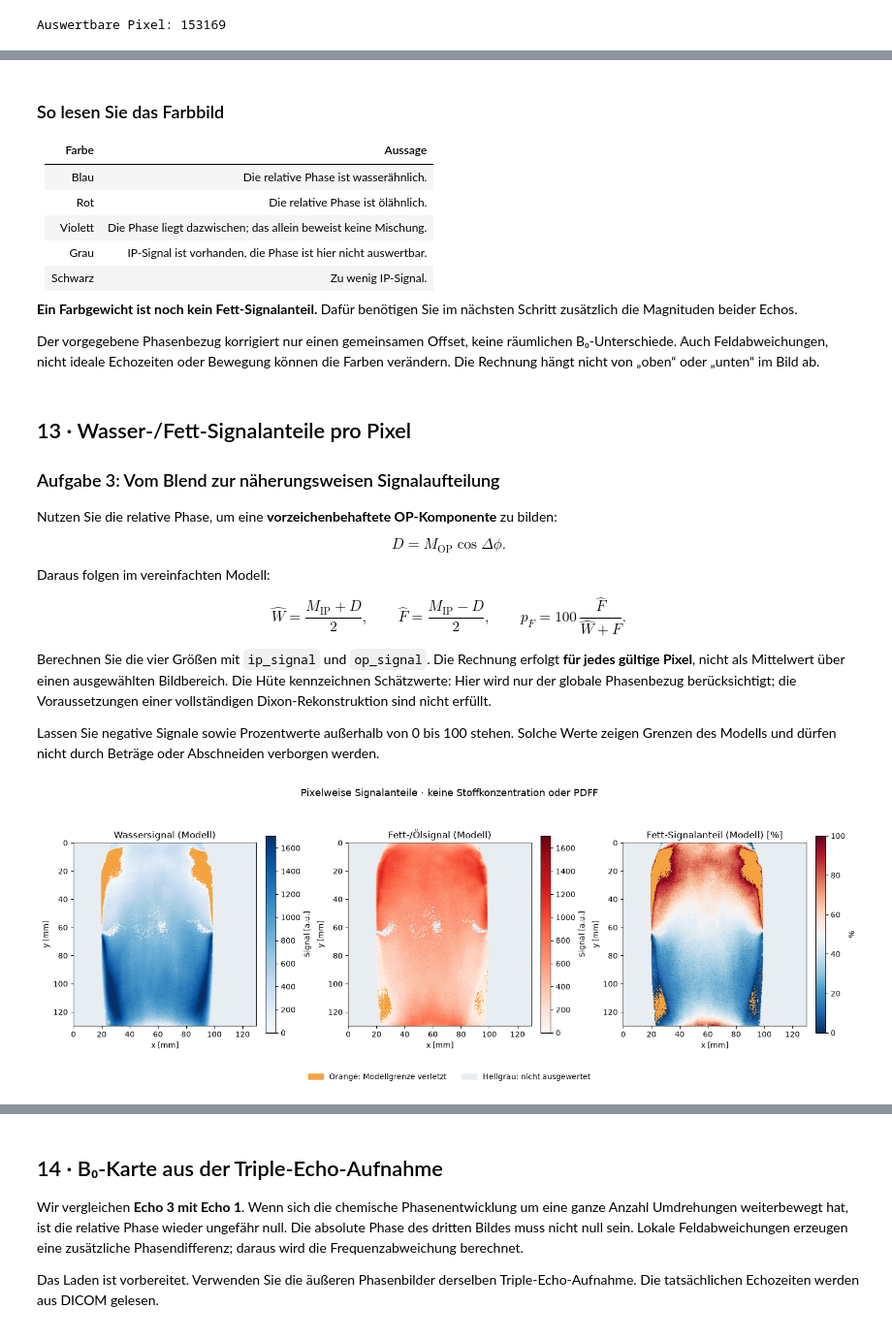
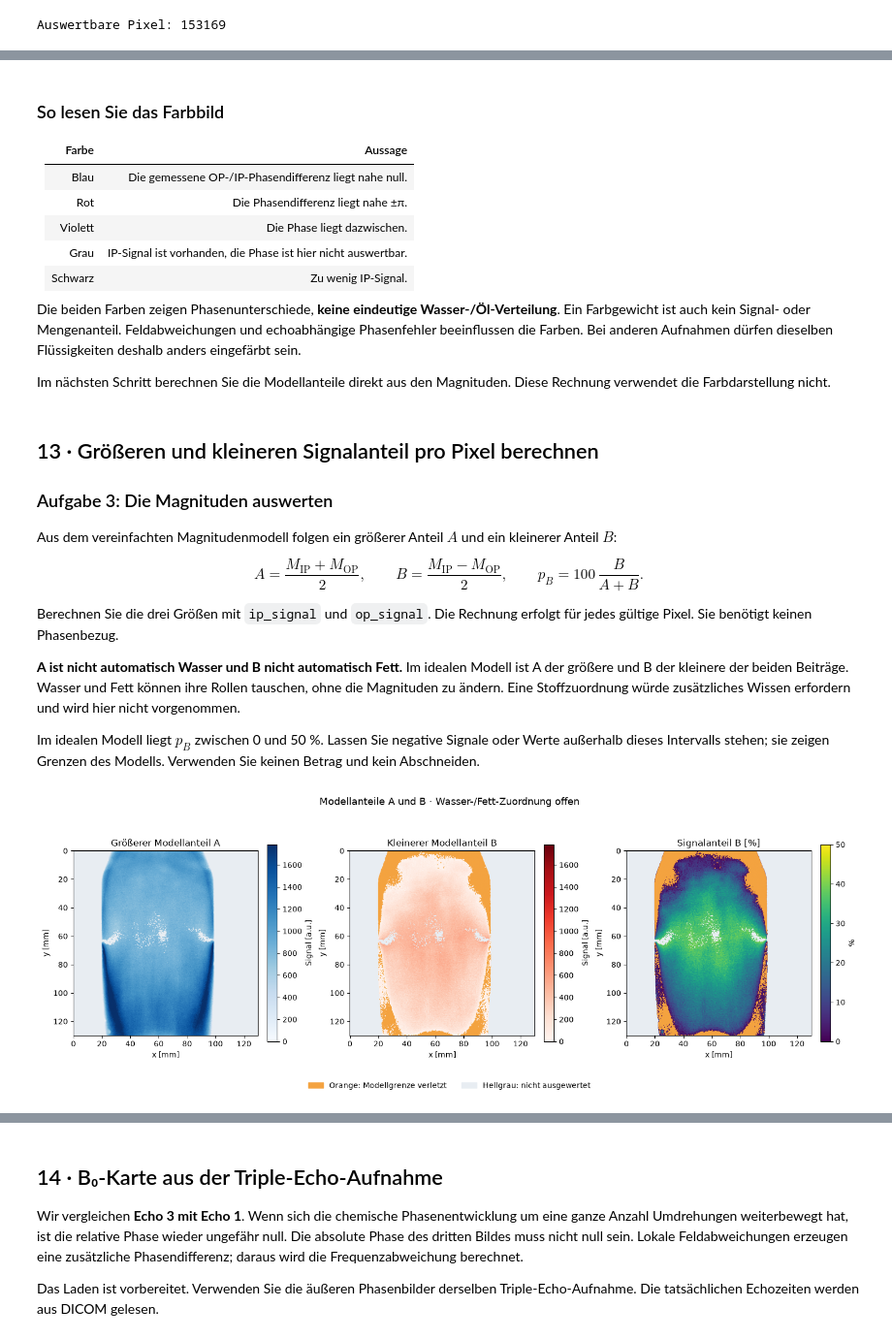
Before and after one commit to RBEGamer/RWTHPraktikumMedizintechnik-MRI, a Jupyter notebook: notebook/experiment_loesung.ipynb, the cells around one changed output, grey strips where cells are left out. Shown at 97% size. Cells and saved outputs as stored; diff of their text form; code cells hidden in the pictures.

```diff
--- a/notebook/experiment_loesung.ipynb
+++ b/notebook/experiment_loesung.ipynb
@@ -191,42 +225,43 @@ fig_farbe = mh.phasenblend_anzeigen(rgb, meta_ip)
 
 | Farbe | Aussage |
 | --- | --- |
-| Blau | Die relative Phase ist wasserähnlich. |
-| Rot | Die relative Phase ist ölähnlich. |
-| Violett | Die Phase liegt dazwischen; das allein beweist keine Mischung. |
+| Blau | Die gemessene OP-/IP-Phasendifferenz liegt nahe null. |
+| Rot | Die Phasendifferenz liegt nahe ±π. |
+| Violett | Die Phase liegt dazwischen. |
 | Grau | IP-Signal ist vorhanden, die Phase ist hier nicht auswertbar. |
 | Schwarz | Zu wenig IP-Signal. |
 
-**Ein Farbgewicht ist noch kein Fett-Signalanteil.** Dafür benötigen Sie im nächsten Schritt zusätzlich die Magnituden beider Echos.
+Die beiden Farben zeigen Phasenunterschiede, **keine eindeutige Wasser-/Öl-Verteilung**. Ein Farbgewicht ist auch kein Signal- oder Mengenanteil. Feldabweichungen und echoabhängige Phasenfehler beeinflussen die Farben. Bei anderen Aufnahmen dürfen dieselben Flüssigkeiten deshalb anders eingefärbt sein.
 
-Der vorgegebene Phasenbezug korrigiert nur einen gemeinsamen Offset, keine räumlichen B₀-Unterschiede. Auch Feldabweichungen, nicht ideale Echozeiten oder Bewegung können die Farben verändern. Die Rechnung hängt nicht von „oben“ oder „unten“ im Bild ab.
+Im nächsten Schritt berechnen Sie die Modellanteile direkt aus den Magnituden. Diese Rechnung verwendet die Farbdarstellung nicht.
 # %% [markdown]
-## 13 · Wasser-/Fett-Signalanteile pro Pixel
+## 13 · Größeren und kleineren Signalanteil pro Pixel berechnen
 
-### Aufgabe 3: Vom Blend zur näherungsweisen Signalaufteilung
+### Aufgabe 3: Die Magnituden auswerten
 
-Nutzen Sie die relative Phase, um eine **vorzeichenbehaftete OP-Komponente** zu bilden:
+Aus dem vereinfachten Magnitudenmodell folgen ein größerer Anteil $A$ und ein kleinerer Anteil $B$:
 
-$$D=M_\mathrm{OP}\cos\Delta\phi.$$
+$$A=\frac{M_\mathrm{IP}+M_\mathrm{OP}}{2},\qquad
+B=\frac{M_\mathrm{IP}-M_\mathrm{OP}}{2},\qquad
+p_B=100\,\frac{B}{A+B}.$$
 
-Daraus folgen im vereinfachten Modell:
+Berechnen Sie die drei Größen mit `ip_signal` und `op_signal`. Die Rechnung erfolgt für jedes gültige Pixel. Sie benötigt keinen Phasenbezug.
 
-$$\widehat W=\frac{M_\mathrm{IP}+D}{2},\qquad
-\widehat F=\frac{M_\mathrm{IP}-D}{2},\qquad
-p_F=100\,\frac{\widehat F}{\widehat W+\widehat F}.$$
+**A ist nicht automatisch Wasser und B nicht automatisch Fett.** Im idealen Modell ist A der größere und B der kleinere der beiden Beiträge. Wasser und Fett können ihre Rollen tauschen, ohne die Magnituden zu ändern. Eine Stoffzuordnung würde zusätzliches Wissen erfordern und wird hier nicht vorgenommen.
 
-Berechnen Sie die vier Größen mit `ip_signal` und `op_signal`. Die Rechnung erfolgt **für jedes gültige Pixel**, nicht als Mittelwert über einen ausgewählten Bildbereich. Die Hüte kennzeichnen Schätzwerte: Hier wird nur der globale Phasenbezug berücksichtigt; die Voraussetzungen einer vollständigen Dixon-Rekonstruktion sind nicht erfüllt.
-
-Lassen Sie negative Signale sowie Prozentwerte außerhalb von 0 bis 100 stehen. Solche Werte zeigen Grenzen des Modells und dürfen nicht durch Beträge oder Abschneiden verborgen werden.
+Im idealen Modell liegt $p_B$ zwischen 0 und 50 %. Lassen Sie negative Signale oder Werte außerhalb dieses Intervalls stehen; sie zeigen Grenzen des Modells. Verwenden Sie keinen Betrag und kein Abschneiden.
 # %%
-differenz = op_signal * np.cos(delta_phase)
-wasser = (ip_signal + differenz) / 2
-fett = (ip_signal - differenz) / 2
-fett_signal_prozent = 100 * fett / (wasser + fett)
+# Die Magnituden liefern zwei Modellanteile, deren Stoffzuordnung offen bleibt.
+# A + B rekonstruiert IP; A - B rekonstruiert OP.
+anteil_a = (ip_signal + op_signal) / 2
+anteil_b = (ip_signal - op_signal) / 2
+# B ist im idealen Modell der kleinere Beitrag; sein Anteil liegt dann bei 0 bis 50 %.
+signalanteil_b_prozent = 100 * anteil_b / (anteil_a + anteil_b)
 
-fig_signalanteile = mh.signalanteile_anzeigen(wasser, fett, fett_signal_prozent, maske, meta_ip)
+# Negative Werte bleiben als Hinweis auf Modellverletzungen sichtbar.
+fig_signalanteile = mh.signalanteile_anzeigen(anteil_a, anteil_b, signalanteil_b_prozent, maske, meta_ip)
 # %% [output]
-[figure, old version]
+[figure, new version]
 # %% [markdown]
 ### Ergebnisse prüfen
 
```
Also changed, not shown: parts of 25 cells of this notebook, 6 other files.
